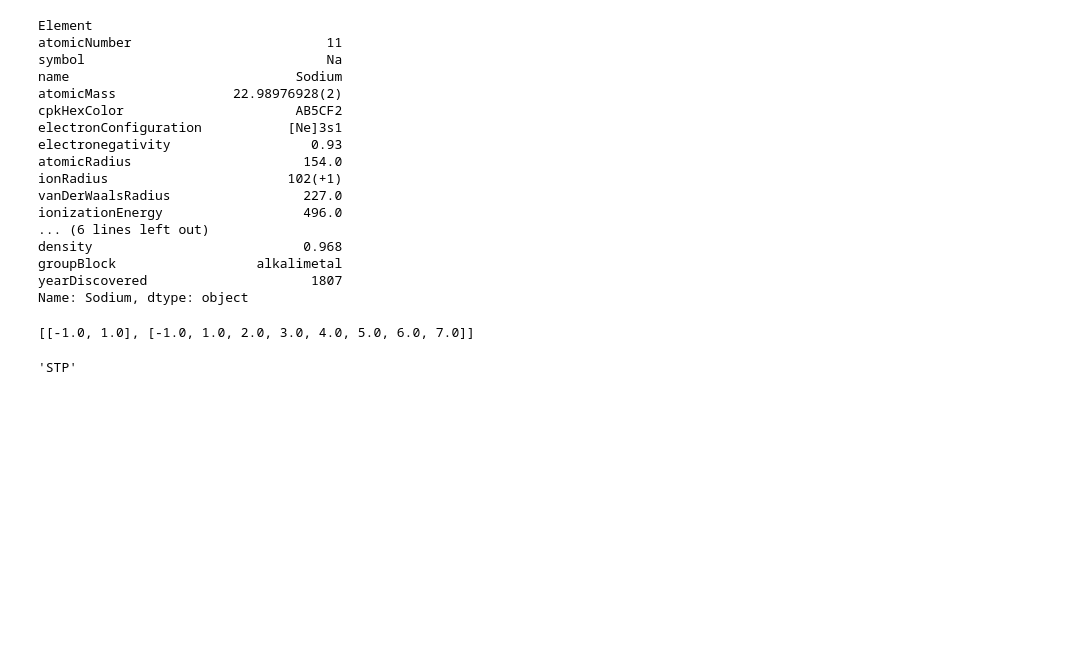
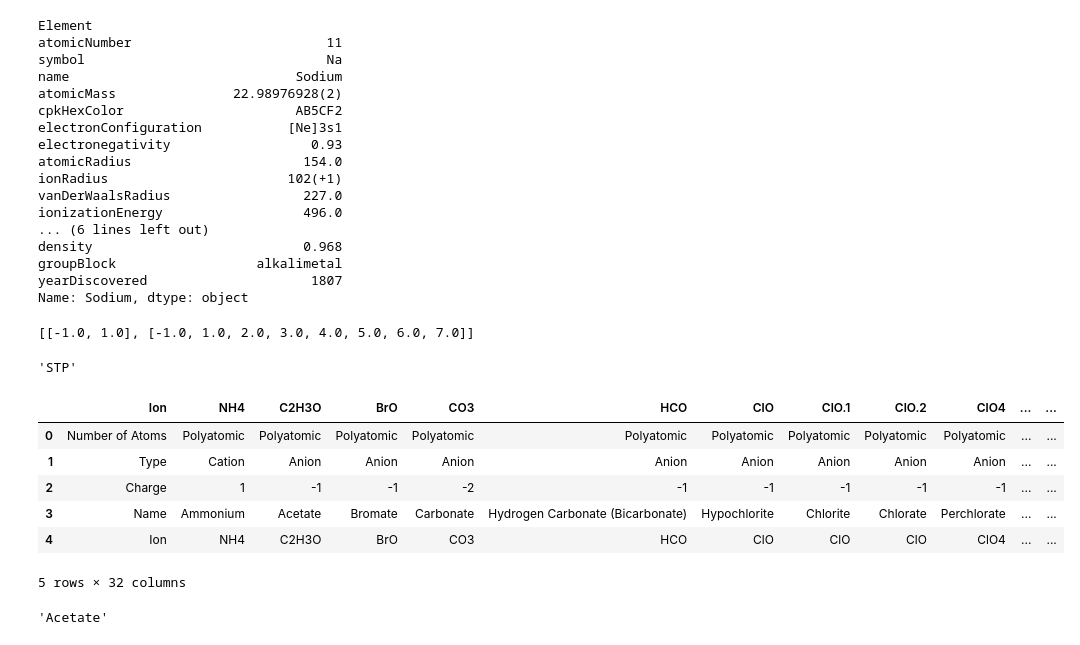
Before and after one commit to anish-sinha1/proofOfConcept, a Jupyter notebook: proofOfConcept.ipynb, the cells around one changed output. Drawn from its saved outputs; the diff is of its cells as text; code cells hidden in the pictures; blank space fills up the shorter version.

```diff
--- a/proofOfConcept.ipynb
+++ b/proofOfConcept.ipynb
@@ -147,3 +147,14 @@ newResult.createSynthesisReaction()
 newResult.reactionConditions
 # %% [output]
 'STP'
+# %%
+polyatomicIonData = pd.read_csv('./data/finalIonData.csv')
+polyatomicIonData
+# %% [output]
+|  | Ion | NH4 | C2H3O | BrO | CO3 | HCO | ClO | ClO.1 | ClO.2 | ClO4 | ... | ... |
+| 0 | Number of Atoms | Polyatomic | Polyatomic | Polyatomic | Polyatomic | Polyatomic | Polyatomic | Polyatomic | Polyatomic | Polyatomic | ... | ... |
+| 1 | Type | Cation | Anion | Anion | Anion | Anion | Anion | Anion | Anion | Anion | ... | ... |
+| 2 | Charge | 1 | -1 | -1 | -2 | -1 | -1 | -1 | -1 | -1 | ... | ... |
+| 3 | Name | Ammonium | Acetate | Bromate | Carbonate | Hydrogen Carbonate (Bicarbonate) | Hypochlorite | Chlorite | Chlorate | Perchlorate | ... | ... |
+| 4 | Ion | NH4 | C2H3O | BrO | CO3 | HCO | ClO | ClO | ClO | ClO4 | ... | ... |
+5 rows × 32 columns
@@ -149,0 +183,5 @@ newResult.reactionConditions
+# %%
+acetate = PolyatomicIon('C2H3O')
+acetate.cache['ion'].Name
+# %% [output]
+'Acetate'
```
Also changed, not shown: parts of 1 cell of this notebook, 3 other files.
